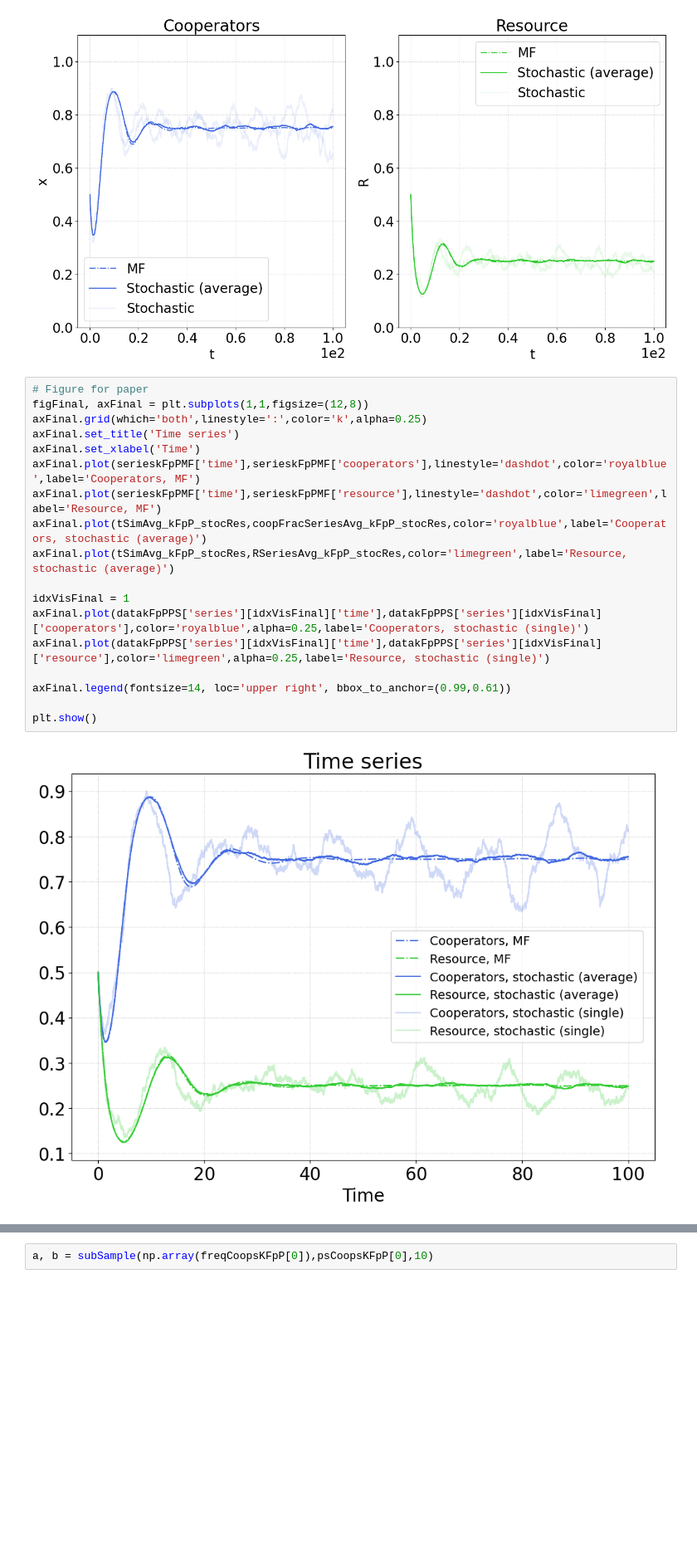
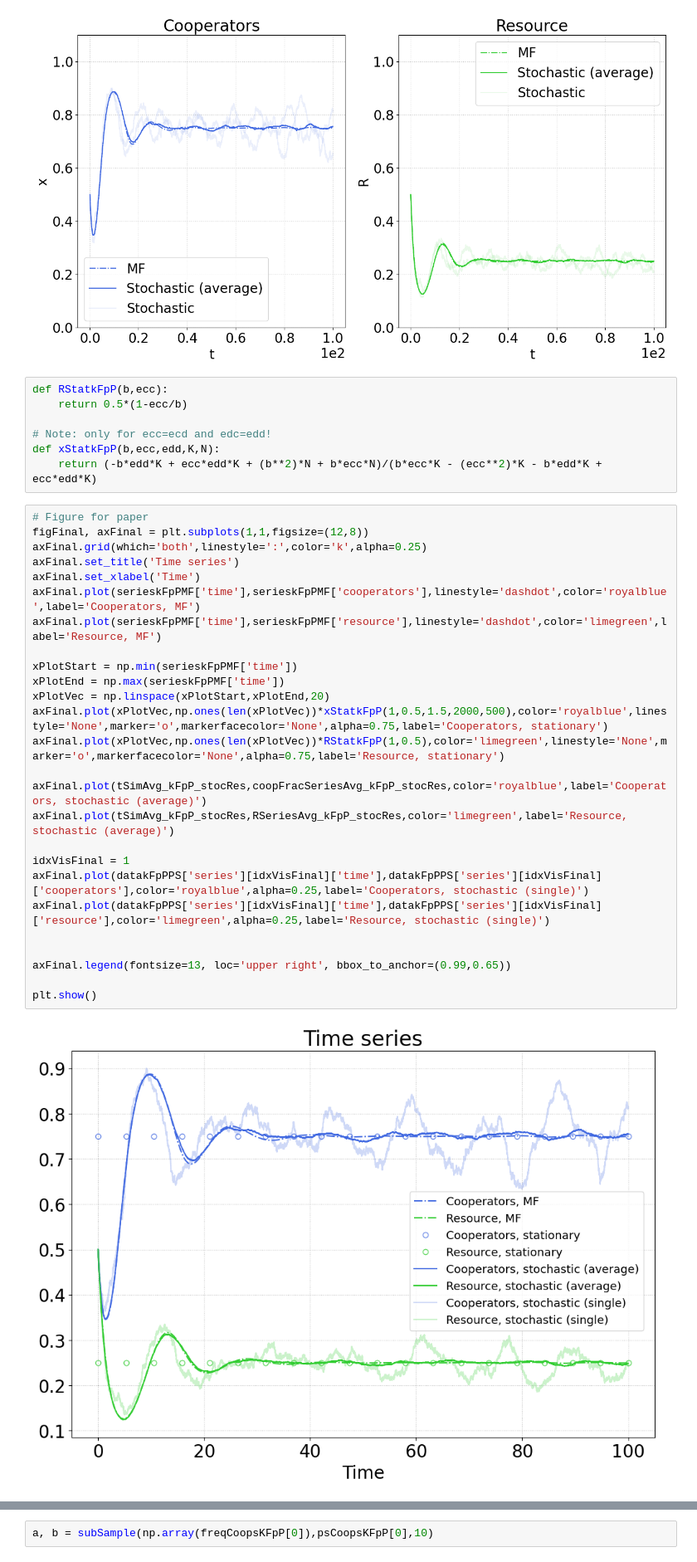
Before and after one commit to fabiomngzz/CPRSustainability, a Jupyter notebook: CPRSust_stochastic_dataAnalysis.ipynb, the cells around one changed output, grey strips where cells are left out. Shown at 83% size. Drawn from its saved outputs; the diff is of its cells as text; blank space fills up the shorter version.

```diff
--- a/CPRSust_stochastic_dataAnalysis.ipynb
+++ b/CPRSust_stochastic_dataAnalysis.ipynb
@@ -846,26 +846,41 @@ if vis_kFpP_stocRes:
     figSingle_kFpP, axSingle_kFpP = CPRSustStocSimPlot(plotsObj)
 # %% [output]
 [figure]
+# %%
+def RStatkFpP(b,ecc):
+    return 0.5*(1-ecc/b)
+
+# Note: only for ecc=ecd and edc=edd!
+def xStatkFpP(b,ecc,edd,K,N):
+    return (-b*edd*K + ecc*edd*K + (b**2)*N + b*ecc*N)/(b*ecc*K - (ecc**2)*K - b*edd*K + ecc*edd*K)
 # %%
 # Figure for paper
 figFinal, axFinal = plt.subplots(1,1,figsize=(12,8))
 axFinal.grid(which='both',linestyle=':',color='k',alpha=0.25)
 axFinal.set_title('Time series')
 axFinal.set_xlabel('Time')
 axFinal.plot(serieskFpPMF['time'],serieskFpPMF['cooperators'],linestyle='dashdot',color='royalblue',label='Cooperators, MF')
 axFinal.plot(serieskFpPMF['time'],serieskFpPMF['resource'],linestyle='dashdot',color='limegreen',label='Resource, MF')
+
+xPlotStart = np.min(serieskFpPMF['time'])
+xPlotEnd = np.max(serieskFpPMF['time'])
+xPlotVec = np.linspace(xPlotStart,xPlotEnd,20)
+axFinal.plot(xPlotVec,np.ones(len(xPlotVec))*xStatkFpP(1,0.5,1.5,2000,500),color='royalblue',linestyle='None',marker='o',markerfacecolor='None',alpha=0.75,label='Cooperators, stationary')
+axFinal.plot(xPlotVec,np.ones(len(xPlotVec))*RStatkFpP(1,0.5),color='limegreen',linestyle='None',marker='o',markerfacecolor='None',alpha=0.75,label='Resource, stationary')
+
 axFinal.plot(tSimAvg_kFpP_stocRes,coopFracSeriesAvg_kFpP_stocRes,color='royalblue',label='Cooperators, stochastic (average)')
 axFinal.plot(tSimAvg_kFpP_stocRes,RSeriesAvg_kFpP_stocRes,color='limegreen',label='Resource, stochastic (average)')
 
 idxVisFinal = 1
 axFinal.plot(datakFpPPS['series'][idxVisFinal]['time'],datakFpPPS['series'][idxVisFinal]['cooperators'],color='royalblue',alpha=0.25,label='Cooperators, stochastic (single)')
 axFinal.plot(datakFpPPS['series'][idxVisFinal]['time'],datakFpPPS['series'][idxVisFinal]['resource'],color='limegreen',alpha=0.25,label='Resource, stochastic (single)')
 
-axFinal.legend(fontsize=14, loc='upper right', bbox_to_anchor=(0.99,0.61))
+
+axFinal.legend(fontsize=13, loc='upper right', bbox_to_anchor=(0.99,0.65))
 
 plt.show()
 # %% [output]
-[figure, old version]
+[figure, new version]
 # %%
 # Time threshold for identifying the transient and calculate the power spectrum
 tThkFpPPS = 40
```
Also changed, not shown: 4 other files.
